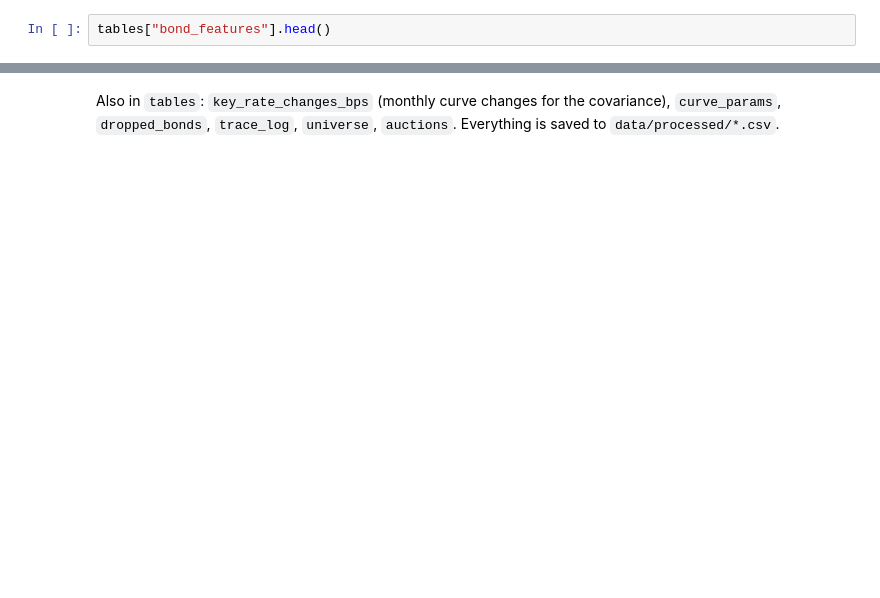
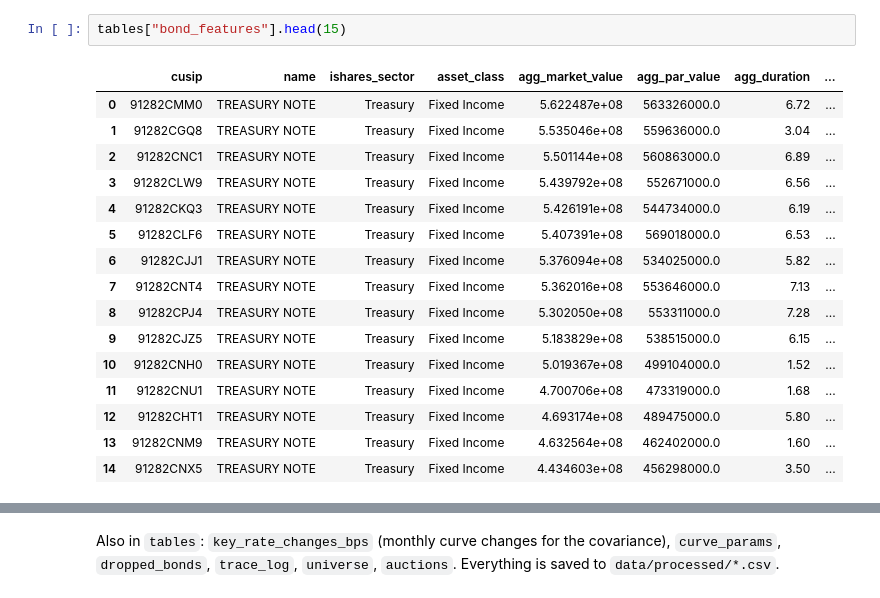
Before and after one commit to s-ychen/Capstone, a Jupyter notebook: data_cleaning/run_pipeline.ipynb, the cells around one changed output, grey strips where cells are left out. Cells and saved outputs as stored; diff of their text form; blank space fills up the shorter version.

Commit message:
updated tables

```diff
--- a/data_cleaning/run_pipeline.ipynb
+++ b/data_cleaning/run_pipeline.ipynb
@@ -41,3 +78,20 @@ checks(tables)
 # %%
-tables["bond_features"].head()
+tables["bond_features"].head(15)
+# %% [output]
+|  | cusip | name | ishares_sector | asset_class | agg_market_value | agg_par_value | agg_duration | ... |
+| 0 | 91282CMM0 | TREASURY NOTE | Treasury | Fixed Income | 5.622487e+08 | 563326000.0 | 6.72 | ... |
+| 1 | 91282CGQ8 | TREASURY NOTE | Treasury | Fixed Income | 5.535046e+08 | 559636000.0 | 3.04 | ... |
+| 2 | 91282CNC1 | TREASURY NOTE | Treasury | Fixed Income | 5.501144e+08 | 560863000.0 | 6.89 | ... |
+| 3 | 91282CLW9 | TREASURY NOTE | Treasury | Fixed Income | 5.439792e+08 | 552671000.0 | 6.56 | ... |
+| 4 | 91282CKQ3 | TREASURY NOTE | Treasury | Fixed Income | 5.426191e+08 | 544734000.0 | 6.19 | ... |
+| 5 | 91282CLF6 | TREASURY NOTE | Treasury | Fixed Income | 5.407391e+08 | 569018000.0 | 6.53 | ... |
+| 6 | 91282CJJ1 | TREASURY NOTE | Treasury | Fixed Income | 5.376094e+08 | 534025000.0 | 5.82 | ... |
+| 7 | 91282CNT4 | TREASURY NOTE | Treasury | Fixed Income | 5.362016e+08 | 553646000.0 | 7.13 | ... |
+| 8 | 91282CPJ4 | TREASURY NOTE | Treasury | Fixed Income | 5.302050e+08 | 553311000.0 | 7.28 | ... |
+| 9 | 91282CJZ5 | TREASURY NOTE | Treasury | Fixed Income | 5.183829e+08 | 538515000.0 | 6.15 | ... |
+| 10 | 91282CNH0 | TREASURY NOTE | Treasury | Fixed Income | 5.019367e+08 | 499104000.0 | 1.52 | ... |
+| 11 | 91282CNU1 | TREASURY NOTE | Treasury | Fixed Income | 4.700706e+08 | 473319000.0 | 1.68 | ... |
+| 12 | 91282CHT1 | TREASURY NOTE | Treasury | Fixed Income | 4.693174e+08 | 489475000.0 | 5.80 | ... |
+| 13 | 91282CNM9 | TREASURY NOTE | Treasury | Fixed Income | 4.632564e+08 | 462402000.0 | 1.60 | ... |
+| 14 | 91282CNX5 | TREASURY NOTE | Treasury | Fixed Income | 4.434603e+08 | 456298000.0 | 3.50 | ... |
 # %%
```
Also changed, not shown: parts of 7 cells of this notebook.
